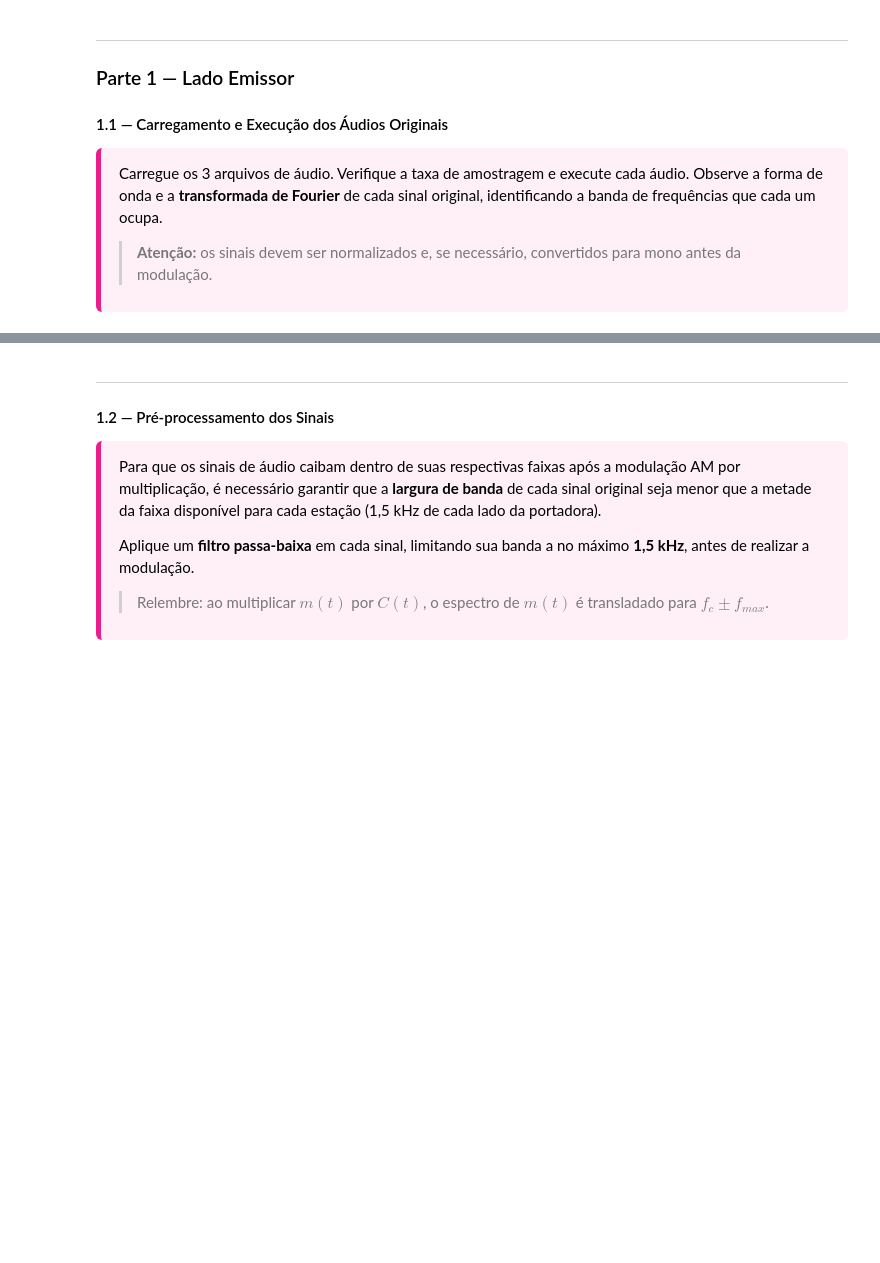
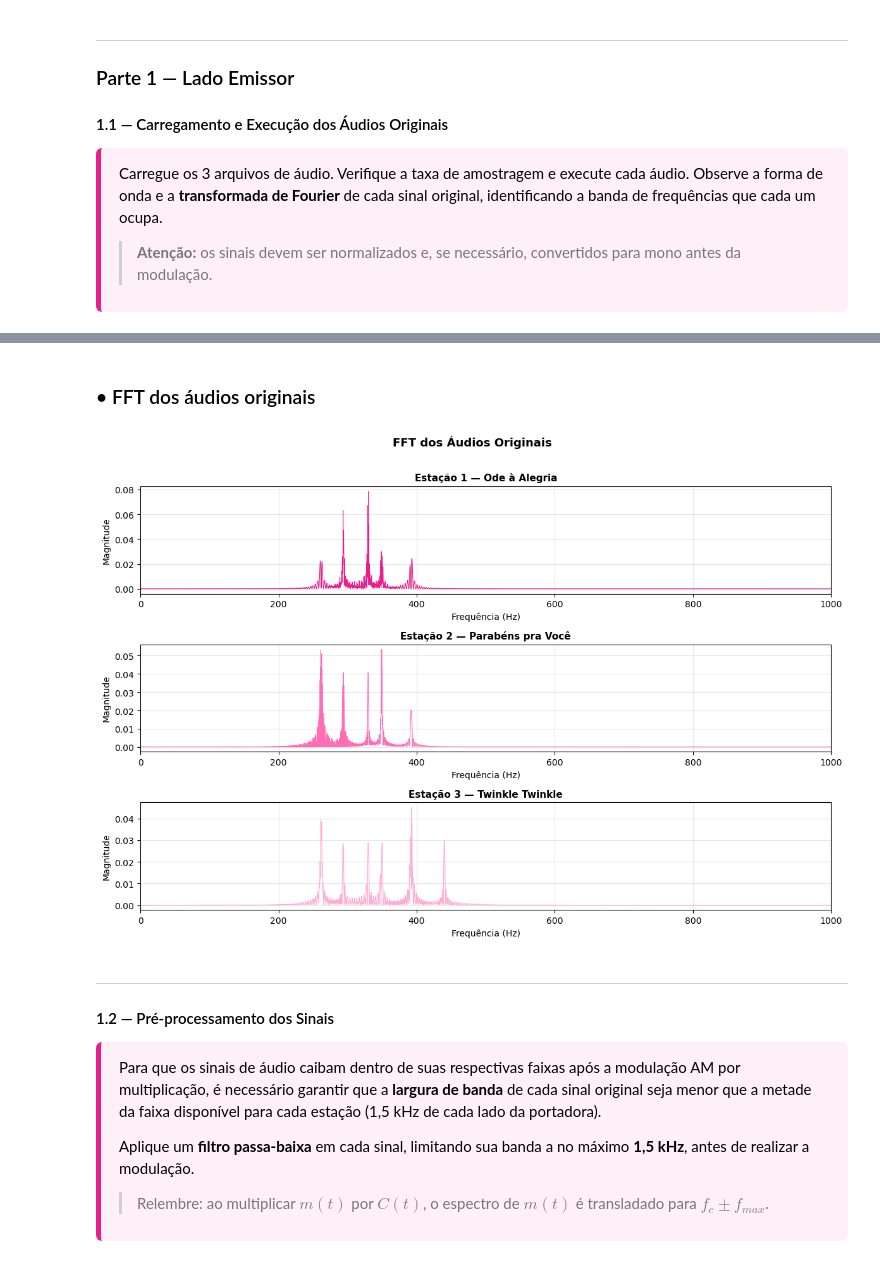
Before and after one commit to kailynmei/hk-projeto8-camadas, a Jupyter notebook: modulacaoAM.ipynb, the cells around one changed output, grey strips where cells are left out. Cells and saved outputs as stored; diff of their text form; code cells hidden in the pictures; blank space fills up the shorter version.

Commit message:
gerando os audios originais

```diff
--- a/modulacaoAM.ipynb
+++ b/modulacaoAM.ipynb
@@ -64,3 +137,30 @@ Carregue os 3 arquivos de áudio. Verifique a taxa de amostragem e execute cada
+# %% [markdown]
+### • FFT dos áudios originais
+# %%
+# FFT dos 3 áudios originais
+fig, axs = plt.subplots(3, 1, figsize=(12, 8))
+
+audios = [audio1, audio2, audio3]
+titulos = ['Estação 1 — Ode à Alegria', 'Estação 2 — Parabéns pra Você', 'Estação 3 — Twinkle Twinkle']
+cores = ['#e91e8c', '#ff6eb4', '#ffaad4']
+
+for i, (audio, titulo, cor) in enumerate(zip(audios, titulos, cores)):
+    N = len(audio)
+    freqs = np.fft.rfftfreq(N, d=1/fs)
+    magnitude = np.abs(np.fft.rfft(audio)) / N
+
+    axs[i].plot(freqs, magnitude, color=cor, linewidth=0.8)
+    axs[i].set_title(titulo, fontsize=11, fontweight='bold')
+    axs[i].set_xlabel('Frequência (Hz)')
+    axs[i].set_ylabel('Magnitude')
+    axs[i].set_xlim(0, 1000)
+    axs[i].grid(True, alpha=0.3)
+
+plt.suptitle('FFT dos Áudios Originais', fontsize=13, fontweight='bold', y=1.01)
+plt.tight_layout()
+plt.show()
+# %% [output]
+[figure, added]
 # %% [markdown]
 ---
 
```
Also changed, not shown: parts of 7 cells of this notebook, 3 other files.
